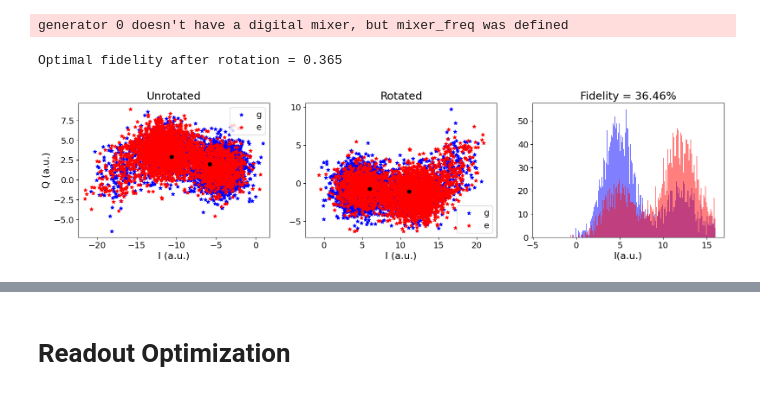
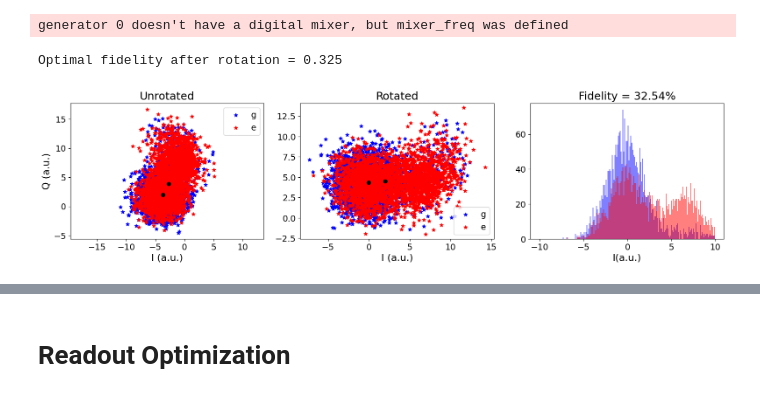
Before and after one commit to sarafs1926/tprocv2_demos, a Jupyter notebook: qick_demos_tprocv2/02_qubit_demos_6transmon_mux-ssf-debug.ipynb, the cells around one changed output, grey strips where cells are left out. Saved outputs shown, nothing was run; the diff lists cells and outputs as text; code cells hidden in the pictures.

```diff
--- a/qick_demos_tprocv2/02_qubit_demos_6transmon_mux-ssf-debug.ipynb
+++ b/qick_demos_tprocv2/02_qubit_demos_6transmon_mux-ssf-debug.ipynb
@@ -254,7 +254,7 @@ Resonator freqs: [np.float64(6209.03), np.float64(6261.31), np.float64(6321.125)
 # %%
 # If print(res_gains) does not print all ones, rerun cell 116-120
 
-QubitIndex= 3 #Index 0 means qubit 1
+QubitIndex= 0 #Index 0 means qubit 1
 # %% [markdown]
 # Pulse Probe (qubit) spectroscopy
 
@@ -309,7 +309,7 @@ class AmplitudeRabiProgram(AveragerProgramV2):
 
 #qubit_gains = zero_out_except(qubit_vna_pump_dbm, QubitIndex)
 
-qubit_sigmas = [0.15]*6
+qubit_sigmas = [0.1]*6
 # %%
 START_GAIN = 0.0 # [DAC units]
 STOP_GAIN = 1.0 # [DAC units]
@@ -330,8 +330,8 @@ config = {
     'mixer_freq': 6000,
     'res_len': 4.0, # [us]
 #     'res_gain': res_gains,
-    # 'res_gain': [1.0,0,0,0,0,0],
-    'res_gain': [0,0,0,1,0,0],
+    'res_gain': [1.0,0,0,0,0,0],
+    # 'res_gain': [0,0,0,1,0,0],
 
 #     'res_gain': [1.0]*6,
 
@@ -343,7 +343,7 @@ config = {
     'relax_delay': 1000, # [us]
 
         ## Qubit Params. ##
-    'f_ge': 4458.47,#4181.25, #qubit_freqs[QubitIndex], # [MHz]
+    'f_ge': 4181.25, # 4458.47,#qubit_freqs[QubitIndex], # [MHz]
     'qubit_phase': 0, # [deg]
     "qubit_gain":QickSweep1D('gainloop', START_GAIN, STOP_GAIN), # [DAC units]
     'sigma': qubit_sigmas[QubitIndex], # [us]
@@ -536,24 +536,24 @@ config = {
     'f_res': res_freqs, # [MHz]
     'nqz': 2,
     'mixer_freq': 6000,
-    'res_len': 5.0, # [us]
-    # 'res_gain': [1.0] + 5*[0],
-    'res_gain': [0,0,0,1,0,0],
+    'res_len': 3.0, # [us]
+    'res_gain': [1.0] + 5*[0],
+    # 'res_gain': [0,0,0,1,0,0],
 
     'res_phase': [0.0]*6,
 
     ## Readout Params. ##
     'ro_phase': [0.0]*6,
     'trig_time': 0.75, # [us]
-    'relax_delay': 100, # [us]
+    'relax_delay': 1000, # [us]
 
     ## Qubit Params. ##
-    'f_ge':  4458.47, #4181.25, # [MHz]
-    # 'f_ge':  4181.25, # [MHz]
-    "pi_gain": 0.64, # [DAC units]
+    # 'f_ge':  4458.47, #4181.25, # [MHz]
+    'f_ge':  4181.25, # [MHz]
+    "pi_gain": pi_amp, # [DAC units]
     # "pi_gain": 0.68, # [DAC units]
     'qubit_phase': 0,
-    'sigma': 0.15,
+    'sigma': 0.1,
      }
 
 ssp_g = SingleShotProgram_g(soccfg, reps=1, final_delay=config['relax_delay'], cfg=config)
@@ -636,16 +636,16 @@ def hist_ssf(data=None, plot=True, ran=1.0):
 
     return fid, threshold, theta
 # %%
-QubitIndex=3
+QubitIndex=0
 I_g = iq_list_g[QubitIndex][0].T[0]
 Q_g = iq_list_g[QubitIndex][0].T[1]
 I_e = iq_list_e[QubitIndex][0].T[0]
 Q_e = iq_list_e[QubitIndex][0].T[1]
 
 fid, threshold, angle = hist_ssf(data=[I_g, Q_g, I_e, Q_e],  plot=True, ran=10)
 print('Optimal fidelity after rotation = %.3f' % fid)
 # readout_cfg["res_phase"]=soccfg.deg2reg(-angle*180/pi, gen_ch=5)
 # readout_cfg["threshold"]=round(threshold)
 # %% [output]
-Optimal fidelity after rotation = 0.365
+Optimal fidelity after rotation = 0.325
-[figure, old version]
+[figure, new version]
```
Also changed, not shown: parts of 7 cells of this notebook.
